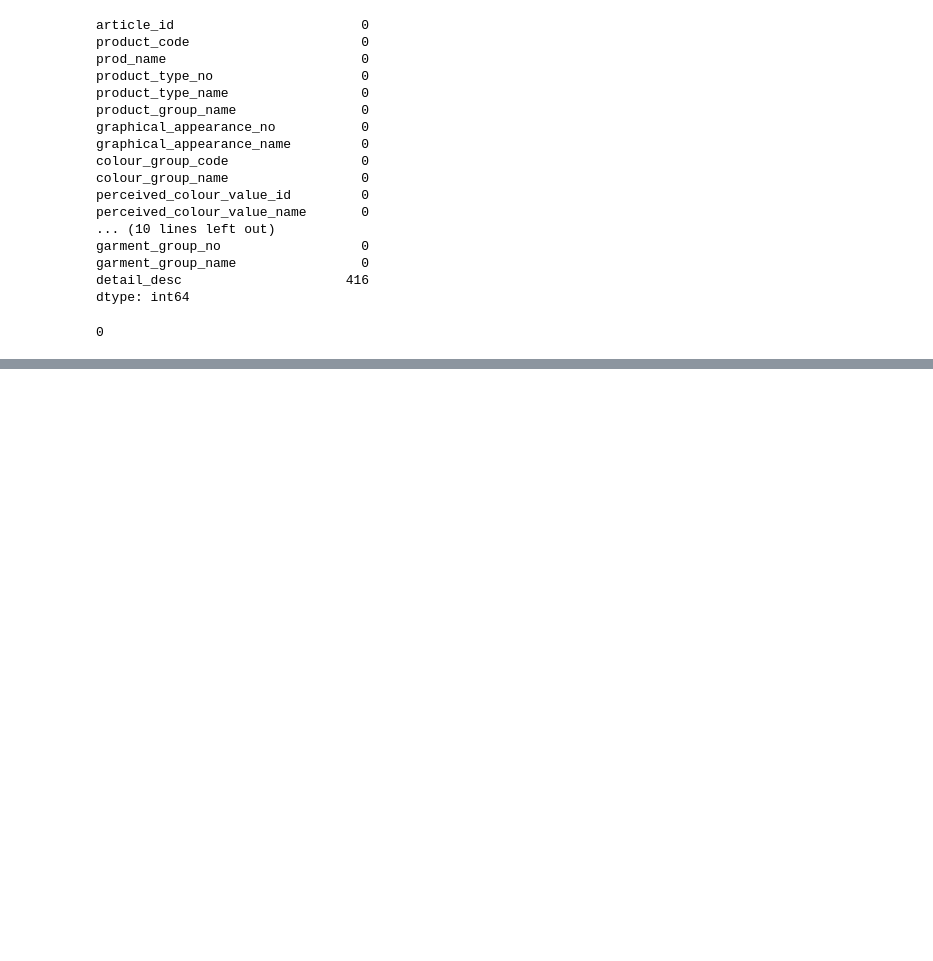
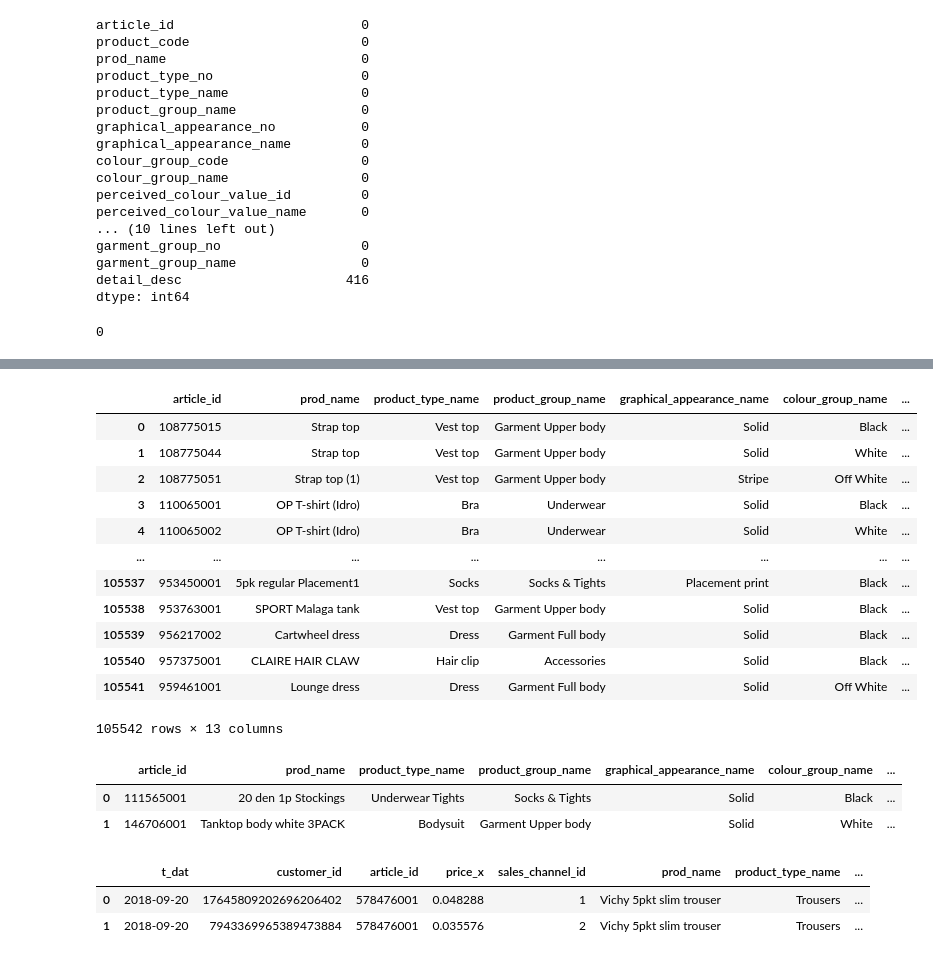
Before and after one commit to CarlaLorenteAnon/project-2, a Jupyter notebook: cleaning.ipynb, the cells around one changed output, grey strips where cells are left out. Cells and saved outputs as stored; diff of their text form; code cells hidden in the pictures; blank space fills up the shorter version.

```diff
--- a/cleaning.ipynb
+++ b/cleaning.ipynb
@@ -388,0 +301,5 @@ HM_stores_df
+# %%
+#droping the unnecessary column that shows the category numbers
+article_df.drop(['product_code', 'product_type_no','graphical_appearance_no','colour_group_code',
+'perceived_colour_value_id','perceived_colour_master_id','department_no','index_code','index_group_no',
+'section_no','garment_group_no','detail_desc'], axis=1,inplace=True)
@@ -388,0 +378,16 @@ HM_stores_df
+# %%
+article_df.sort_values(by='article_id')
+# %% [output]
+|  | article_id | prod_name | product_type_name | product_group_name | graphical_appearance_name | colour_group_name | ... |
+| 0 | 108775015 | Strap top | Vest top | Garment Upper body | Solid | Black | ... |
+| 1 | 108775044 | Strap top | Vest top | Garment Upper body | Solid | White | ... |
+| 2 | 108775051 | Strap top (1) | Vest top | Garment Upper body | Stripe | Off White | ... |
+| 3 | 110065001 | OP T-shirt (Idro) | Bra | Underwear | Solid | Black | ... |
+| 4 | 110065002 | OP T-shirt (Idro) | Bra | Underwear | Solid | White | ... |
+| ... | ... | ... | ... | ... | ... | ... | ... |
+| 105537 | 953450001 | 5pk regular Placement1 | Socks | Socks & Tights | Placement print | Black | ... |
+| 105538 | 953763001 | SPORT Malaga tank | Vest top | Garment Upper body | Solid | Black | ... |
+| 105539 | 956217002 | Cartwheel dress | Dress | Garment Full body | Solid | Black | ... |
+| 105540 | 957375001 | CLAIRE HAIR CLAW | Hair clip | Accessories | Solid | Black | ... |
+| 105541 | 959461001 | Lounge dress | Dress | Garment Full body | Solid | Off White | ... |
+105542 rows × 13 columns
@@ -388,0 +396,6 @@ HM_stores_df
+# %%
+kaggle_api_articles.head(2)
+# %% [output]
+|  | article_id | prod_name | product_type_name | product_group_name | graphical_appearance_name | colour_group_name | ... |
+| 0 | 111565001 | 20 den 1p Stockings | Underwear Tights | Socks & Tights | Solid | Black | ... |
+| 1 | 146706001 | Tanktop body white 3PACK | Bodysuit | Garment Upper body | Solid | White | ... |
@@ -388,0 +405,6 @@ HM_stores_df
+# %%
+transactions_kaggle_api_df.head(2)
+# %% [output]
+|  | t_dat | customer_id | article_id | price_x | sales_channel_id | prod_name | product_type_name | ... |
+| 0 | 2018-09-20 | 17645809202696206402 | 578476001 | 0.048288 | 1 | Vichy 5pkt slim trouser | Trousers | ... |
+| 1 | 2018-09-20 | 7943369965389473884 | 578476001 | 0.035576 | 2 | Vichy 5pkt slim trouser | Trousers | ... |
```
Also changed, not shown: parts of 61 cells of this notebook.
